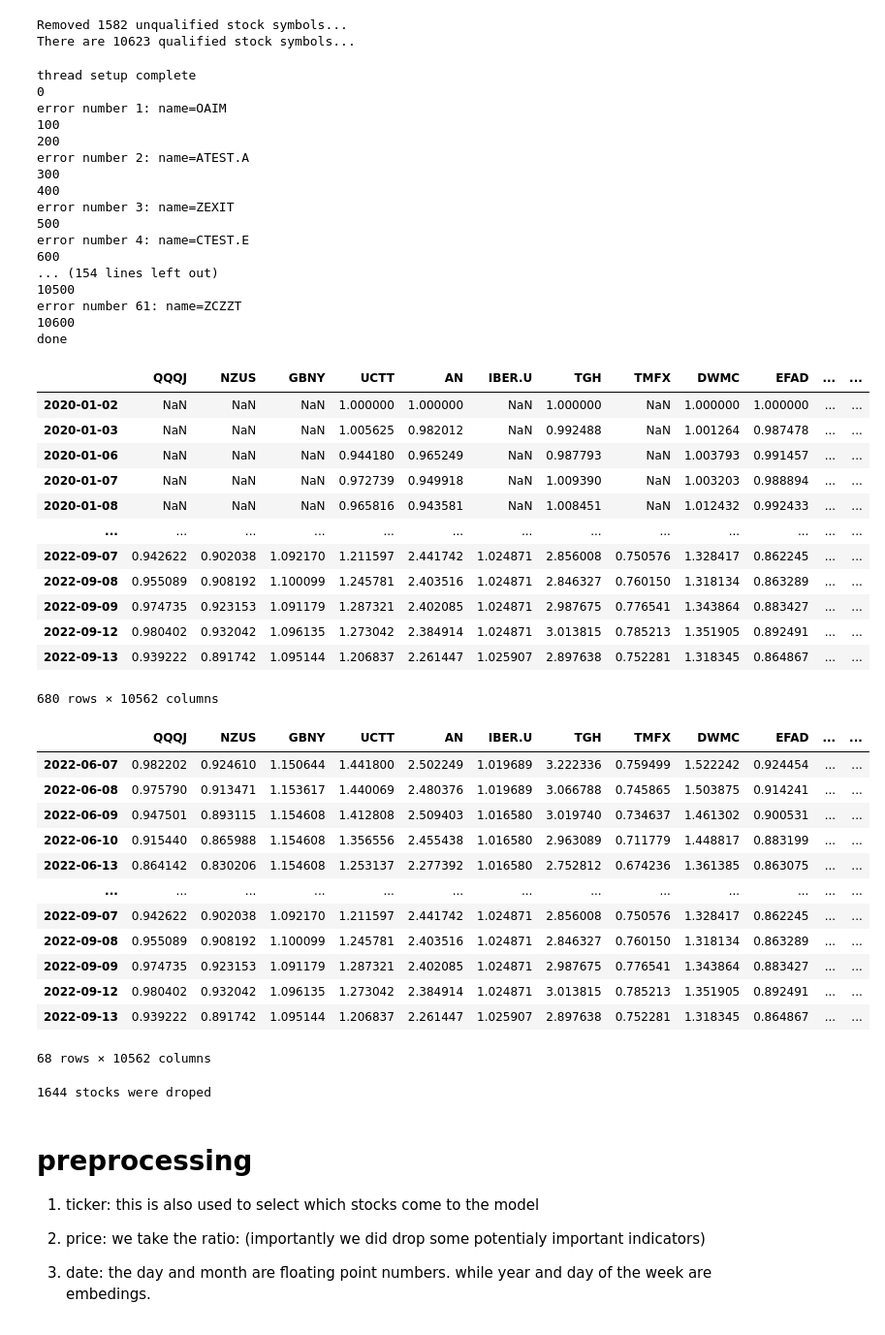
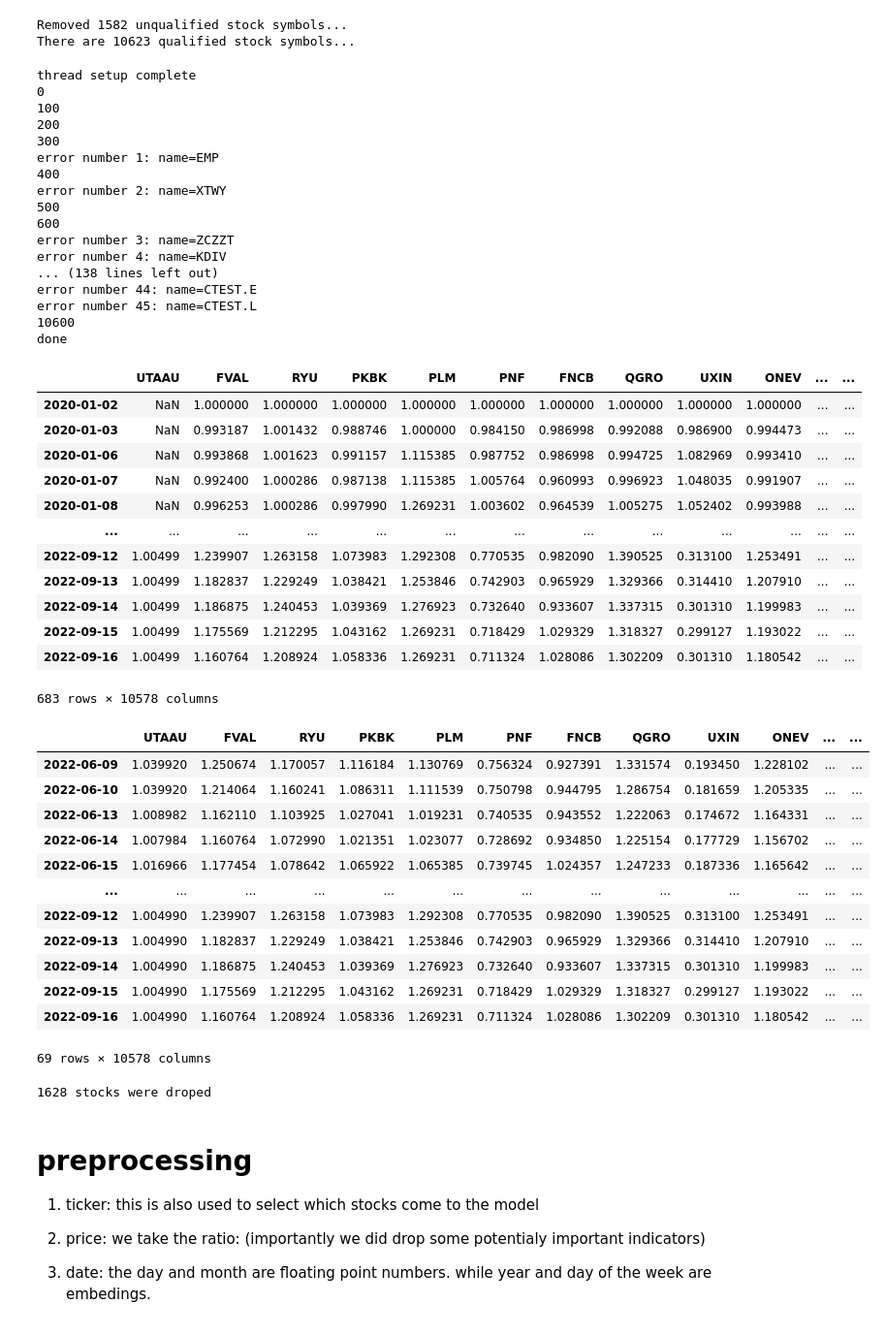
Before and after one commit to nevakrien/stock-bot, a Jupyter notebook: data handeling.ipynb, the cells around one changed output. Shown at 97% size. Cells and saved outputs as stored; diff of their text form; code cells hidden in the pictures.

```diff
--- a/data handeling.ipynb
+++ b/data handeling.ipynb
@@ -72,7 +72,7 @@ Removed 1582 unqualified stock symbols...
 There are 10623 qualified stock symbols...
 # %%
 start='01/01/2020'
-end='09/14/2022'
+end='09/19/2022'
 # %%
 import concurrent.futures
 
@@ -128,62 +128,62 @@ print("done")
 # %% [output]
 thread setup complete
 0
-error number 1: name=OAIM
 100
 200
-error number 2: name=ATEST.A
 300
+error number 1: name=EMP
 400
-error number 3: name=ZEXIT
+error number 2: name=XTWY
 500
-error number 4: name=CTEST.E
 600
-... (154 lines left out)
-10500
-error number 61: name=ZCZZT
+error number 3: name=ZCZZT
+error number 4: name=KDIV
+... (138 lines left out)
+error number 44: name=CTEST.E
+error number 45: name=CTEST.L
 10600
 done
 # %%
 data_df=pd.DataFrame(data).transpose()
 data_df
 # %% [output]
-|  | QQQJ | NZUS | GBNY | UCTT | AN | IBER.U | TGH | TMFX | DWMC | EFAD | ... | ... |
-| 2020-01-02 | NaN | NaN | NaN | 1.000000 | 1.000000 | NaN | 1.000000 | NaN | 1.000000 | 1.000000 | ... | ... |
-| 2020-01-03 | NaN | NaN | NaN | 1.005625 | 0.982012 | NaN | 0.992488 | NaN | 1.001264 | 0.987478 | ... | ... |
-| 2020-01-06 | NaN | NaN | NaN | 0.944180 | 0.965249 | NaN | 0.987793 | NaN | 1.003793 | 0.991457 | ... | ... |
-| 2020-01-07 | NaN | NaN | NaN | 0.972739 | 0.949918 | NaN | 1.009390 | NaN | 1.003203 | 0.988894 | ... | ... |
-| 2020-01-08 | NaN | NaN | NaN | 0.965816 | 0.943581 | NaN | 1.008451 | NaN | 1.012432 | 0.992433 | ... | ... |
+|  | UTAAU | FVAL | RYU | PKBK | PLM | PNF | FNCB | QGRO | UXIN | ONEV | ... | ... |
+| 2020-01-02 | NaN | 1.000000 | 1.000000 | 1.000000 | 1.000000 | 1.000000 | 1.000000 | 1.000000 | 1.000000 | 1.000000 | ... | ... |
+| 2020-01-03 | NaN | 0.993187 | 1.001432 | 0.988746 | 1.000000 | 0.984150 | 0.986998 | 0.992088 | 0.986900 | 0.994473 | ... | ... |
+| 2020-01-06 | NaN | 0.993868 | 1.001623 | 0.991157 | 1.115385 | 0.987752 | 0.986998 | 0.994725 | 1.082969 | 0.993410 | ... | ... |
+| 2020-01-07 | NaN | 0.992400 | 1.000286 | 0.987138 | 1.115385 | 1.005764 | 0.960993 | 0.996923 | 1.048035 | 0.991907 | ... | ... |
+| 2020-01-08 | NaN | 0.996253 | 1.000286 | 0.997990 | 1.269231 | 1.003602 | 0.964539 | 1.005275 | 1.052402 | 0.993988 | ... | ... |
 | ... | ... | ... | ... | ... | ... | ... | ... | ... | ... | ... | ... | ... |
-| 2022-09-07 | 0.942622 | 0.902038 | 1.092170 | 1.211597 | 2.441742 | 1.024871 | 2.856008 | 0.750576 | 1.328417 | 0.862245 | ... | ... |
-| 2022-09-08 | 0.955089 | 0.908192 | 1.100099 | 1.245781 | 2.403516 | 1.024871 | 2.846327 | 0.760150 | 1.318134 | 0.863289 | ... | ... |
-| 2022-09-09 | 0.974735 | 0.923153 | 1.091179 | 1.287321 | 2.402085 | 1.024871 | 2.987675 | 0.776541 | 1.343864 | 0.883427 | ... | ... |
-| 2022-09-12 | 0.980402 | 0.932042 | 1.096135 | 1.273042 | 2.384914 | 1.024871 | 3.013815 | 0.785213 | 1.351905 | 0.892491 | ... | ... |
-| 2022-09-13 | 0.939222 | 0.891742 | 1.095144 | 1.206837 | 2.261447 | 1.025907 | 2.897638 | 0.752281 | 1.318345 | 0.864867 | ... | ... |
+| 2022-09-12 | 1.00499 | 1.239907 | 1.263158 | 1.073983 | 1.292308 | 0.770535 | 0.982090 | 1.390525 | 0.313100 | 1.253491 | ... | ... |
+| 2022-09-13 | 1.00499 | 1.182837 | 1.229249 | 1.038421 | 1.253846 | 0.742903 | 0.965929 | 1.329366 | 0.314410 | 1.207910 | ... | ... |
+| 2022-09-14 | 1.00499 | 1.186875 | 1.240453 | 1.039369 | 1.276923 | 0.732640 | 0.933607 | 1.337315 | 0.301310 | 1.199983 | ... | ... |
+| 2022-09-15 | 1.00499 | 1.175569 | 1.212295 | 1.043162 | 1.269231 | 0.718429 | 1.029329 | 1.318327 | 0.299127 | 1.193022 | ... | ... |
+| 2022-09-16 | 1.00499 | 1.160764 | 1.208924 | 1.058336 | 1.269231 | 0.711324 | 1.028086 | 1.302209 | 0.301310 | 1.180542 | ... | ... |
-680 rows × 10562 columns
+683 rows × 10578 columns
 # %%
-train_df=data_df.iloc[:-68]
-test_df=data_df.iloc[-68:]
+train_df=data_df.iloc[:-69]
+test_df=data_df.iloc[-69:]
 
 test_df
 # %% [output]
-|  | QQQJ | NZUS | GBNY | UCTT | AN | IBER.U | TGH | TMFX | DWMC | EFAD | ... | ... |
-| 2022-06-07 | 0.982202 | 0.924610 | 1.150644 | 1.441800 | 2.502249 | 1.019689 | 3.222336 | 0.759499 | 1.522242 | 0.924454 | ... | ... |
-| 2022-06-08 | 0.975790 | 0.913471 | 1.153617 | 1.440069 | 2.480376 | 1.019689 | 3.066788 | 0.745865 | 1.503875 | 0.914241 | ... | ... |
-| 2022-06-09 | 0.947501 | 0.893115 | 1.154608 | 1.412808 | 2.509403 | 1.016580 | 3.019740 | 0.734637 | 1.461302 | 0.900531 | ... | ... |
-| 2022-06-10 | 0.915440 | 0.865988 | 1.154608 | 1.356556 | 2.455438 | 1.016580 | 2.963089 | 0.711779 | 1.448817 | 0.883199 | ... | ... |
-| 2022-06-13 | 0.864142 | 0.830206 | 1.154608 | 1.253137 | 2.277392 | 1.016580 | 2.752812 | 0.674236 | 1.361385 | 0.863075 | ... | ... |
+|  | UTAAU | FVAL | RYU | PKBK | PLM | PNF | FNCB | QGRO | UXIN | ONEV | ... | ... |
+| 2022-06-09 | 1.039920 | 1.250674 | 1.170057 | 1.116184 | 1.130769 | 0.756324 | 0.927391 | 1.331574 | 0.193450 | 1.228102 | ... | ... |
+| 2022-06-10 | 1.039920 | 1.214064 | 1.160241 | 1.086311 | 1.111539 | 0.750798 | 0.944795 | 1.286754 | 0.181659 | 1.205335 | ... | ... |
+| 2022-06-13 | 1.008982 | 1.162110 | 1.103925 | 1.027041 | 1.019231 | 0.740535 | 0.943552 | 1.222063 | 0.174672 | 1.164331 | ... | ... |
+| 2022-06-14 | 1.007984 | 1.160764 | 1.072990 | 1.021351 | 1.023077 | 0.728692 | 0.934850 | 1.225154 | 0.177729 | 1.156702 | ... | ... |
+| 2022-06-15 | 1.016966 | 1.177454 | 1.078642 | 1.065922 | 1.065385 | 0.739745 | 1.024357 | 1.247233 | 0.187336 | 1.165642 | ... | ... |
 | ... | ... | ... | ... | ... | ... | ... | ... | ... | ... | ... | ... | ... |
-| 2022-09-07 | 0.942622 | 0.902038 | 1.092170 | 1.211597 | 2.441742 | 1.024871 | 2.856008 | 0.750576 | 1.328417 | 0.862245 | ... | ... |
-| 2022-09-08 | 0.955089 | 0.908192 | 1.100099 | 1.245781 | 2.403516 | 1.024871 | 2.846327 | 0.760150 | 1.318134 | 0.863289 | ... | ... |
-| 2022-09-09 | 0.974735 | 0.923153 | 1.091179 | 1.287321 | 2.402085 | 1.024871 | 2.987675 | 0.776541 | 1.343864 | 0.883427 | ... | ... |
-| 2022-09-12 | 0.980402 | 0.932042 | 1.096135 | 1.273042 | 2.384914 | 1.024871 | 3.013815 | 0.785213 | 1.351905 | 0.892491 | ... | ... |
-| 2022-09-13 | 0.939222 | 0.891742 | 1.095144 | 1.206837 | 2.261447 | 1.025907 | 2.897638 | 0.752281 | 1.318345 | 0.864867 | ... | ... |
+| 2022-09-12 | 1.004990 | 1.239907 | 1.263158 | 1.073983 | 1.292308 | 0.770535 | 0.982090 | 1.390525 | 0.313100 | 1.253491 | ... | ... |
+| 2022-09-13 | 1.004990 | 1.182837 | 1.229249 | 1.038421 | 1.253846 | 0.742903 | 0.965929 | 1.329366 | 0.314410 | 1.207910 | ... | ... |
+| 2022-09-14 | 1.004990 | 1.186875 | 1.240453 | 1.039369 | 1.276923 | 0.732640 | 0.933607 | 1.337315 | 0.301310 | 1.199983 | ... | ... |
+| 2022-09-15 | 1.004990 | 1.175569 | 1.212295 | 1.043162 | 1.269231 | 0.718429 | 1.029329 | 1.318327 | 0.299127 | 1.193022 | ... | ... |
+| 2022-09-16 | 1.004990 | 1.160764 | 1.208924 | 1.058336 | 1.269231 | 0.711324 | 1.028086 | 1.302209 | 0.301310 | 1.180542 | ... | ... |
-68 rows × 10562 columns
+69 rows × 10578 columns
 # %%
 ticker_list=data_df.columns
 print(f"{len(symbols)-len(ticker_list)} stocks were droped")
 # %% [output]
-1644 stocks were droped
+1628 stocks were droped
 # %% [markdown]
 # preprocessing
 
```
Also changed, not shown: parts of 37 cells of this notebook.
